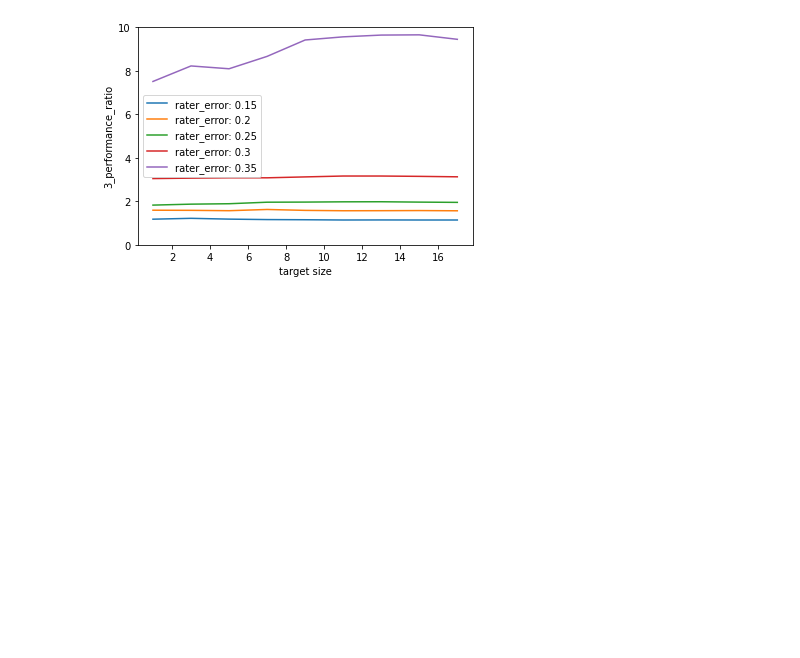
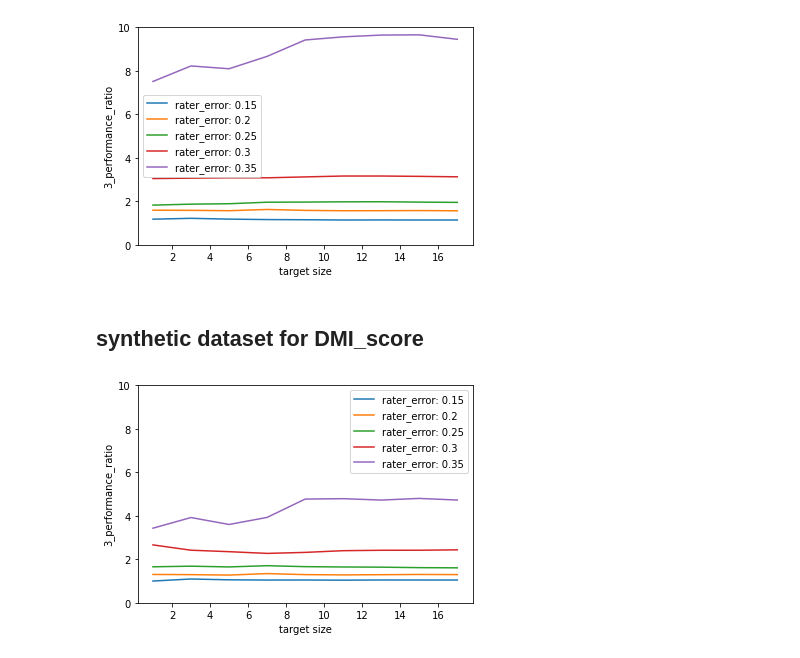
Before and after one commit to presnick/surveyequivalence, a Jupyter notebook: simulations/experiment_notebook.ipynb, the cells around one changed output. Cells and saved outputs as stored; diff of their text form; code cells hidden in the pictures; blank space fills up the shorter version.

```diff
--- a/simulations/experiment_notebook.ipynb
+++ b/simulations/experiment_notebook.ipynb
@@ -915,7 +1042,7 @@ ground_truth = np.zeros(item_size)
 prior = 0.5
 classfier_error = 0.2
 
-rater_errors = [0,0.15,0.2,0.25,0.3,0.35]
+rater_errors = [0.0,0.15,0.2,0.25,0.3,0.35]
 
 # generate dataset
 def classifier_data():
@@ -937,7 +1064,10 @@ for rater_error in rater_errors:
         W = np.zeros((item_size,rater_size))
         for i in range(item_size):
             for j in range(rater_size):
-                W[i][j] = (ground_truth[i] + bernoulli(rater_error))%2
+                if ground_truth[i] == 0:
+                    W[i][j] = ground_truth[i] + bernoulli(rater_error)
+                else:
+                    W[i][j] = ground_truth[i] - bernoulli(rater_error)
         return W
 
     target_raters[rater_error] = synthetic_data()
@@ -1141,6 +1271,55 @@ plt.ylabel(str(s)+'_performance_ratio')
 plt.show()
 # %% [output]
 [figure]
+# %% [markdown]
+## synthetic dataset for DMI_score
+# %%
+plt.figure()
+for r_error in rater_errors:
+
+    #clean the memo for different W
+    sum_of_prob_memo = dict()
+
+    # CE will have problem when r_error = 0
+    if r_error < 0.01:
+        continue
+
+    classifier_acc = []
+    prior_pred = np.ones((item_size,2)) * 0.5
+
+    # The CE score for the calibrated classifier
+    for t in t_sizes:
+        calibrated_soft_classifier = calibrate(t, source_raters[r_error][:,:t])
+        classifier_acc.append(dmi_score(W=target_raters[r_error],soft_classifier=calibrated_soft_classifier,t_size=t))
+
+    W = source_raters[r_error]
+    s = 3 # s + max(t_sizes) = 20
+    W_s_count = np.sum(W[...,:s],axis=1)
+    ABC_score = []
+    prior_score = []
+
+    for t in t_sizes:
+        abc_output = np.zeros((item_size,2))
+        prior_output = np.zeros((item_size,2))
+
+        for i in range(item_size):
+            abc_output[i] = ABC(W = W,num_pos = W_s_count[i],num_neg = s-W_s_count[i],t_size = t,exclude_id = i)
+            prior_output[i] = ABC(W = W,num_pos = 0,num_neg = 0,t_size = t,exclude_id = i)
+
+        ABC_score.append(dmi_score(W=target_raters[r_error],soft_classifier=abc_output,t_size=t))
+        prior_score.append(dmi_score(W=target_raters[r_error],soft_classifier=prior_output,t_size=t))
+
+    performance_ratio = (np.array(classifier_acc)-np.array(prior_score))/(np.array(ABC_score)-np.array(prior_score))
+    plt.plot(t_sizes,performance_ratio,label = 'rater_error: '+str(r_error))
+
+
+plt.legend()
+plt.ylim(0,10)
+plt.xlabel('target size')
+plt.ylabel(str(s)+'_performance_ratio')
+plt.show()
+# %% [output]
+[figure, added]
 # %%
 # GT = np.array([[0.6,0.],[0.,0.4]])
 
```
Also changed, not shown: parts of 13 cells of this notebook.
